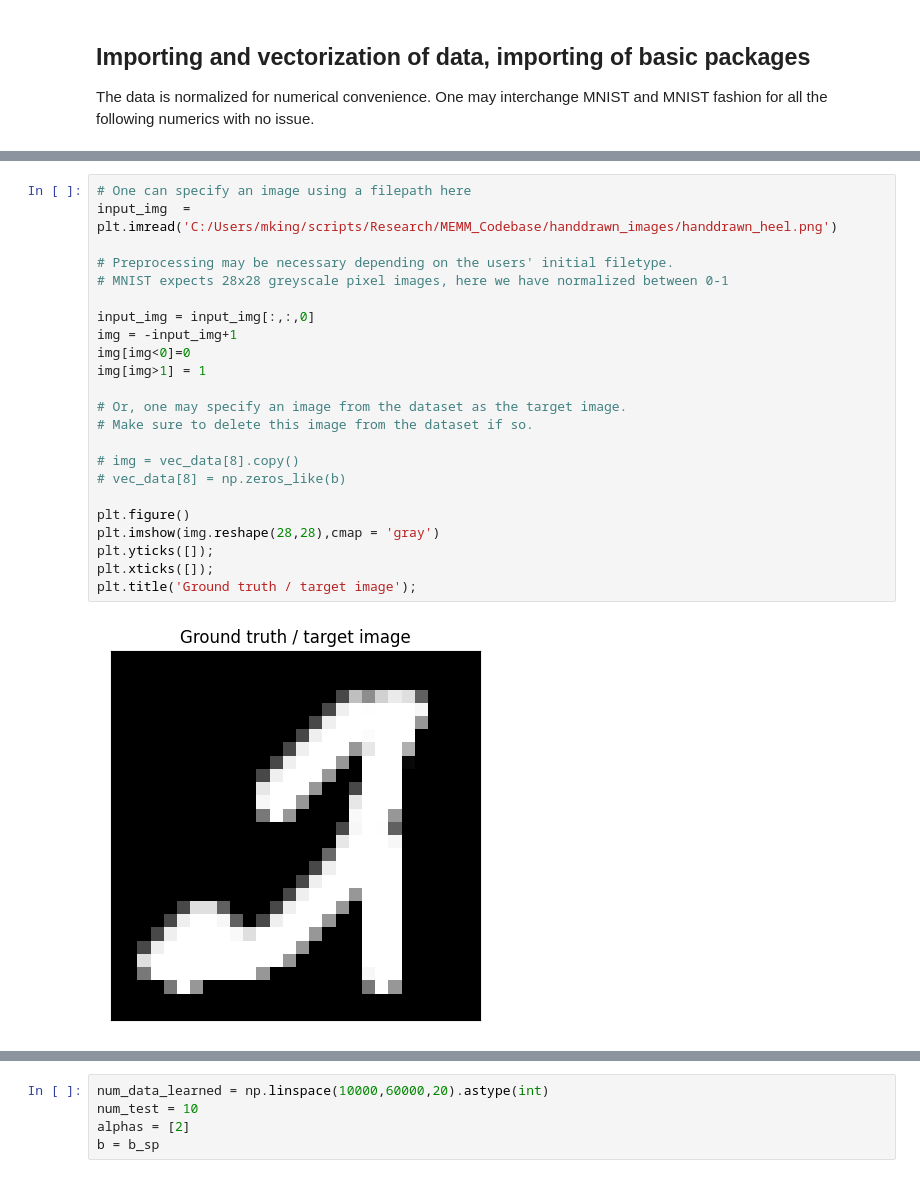
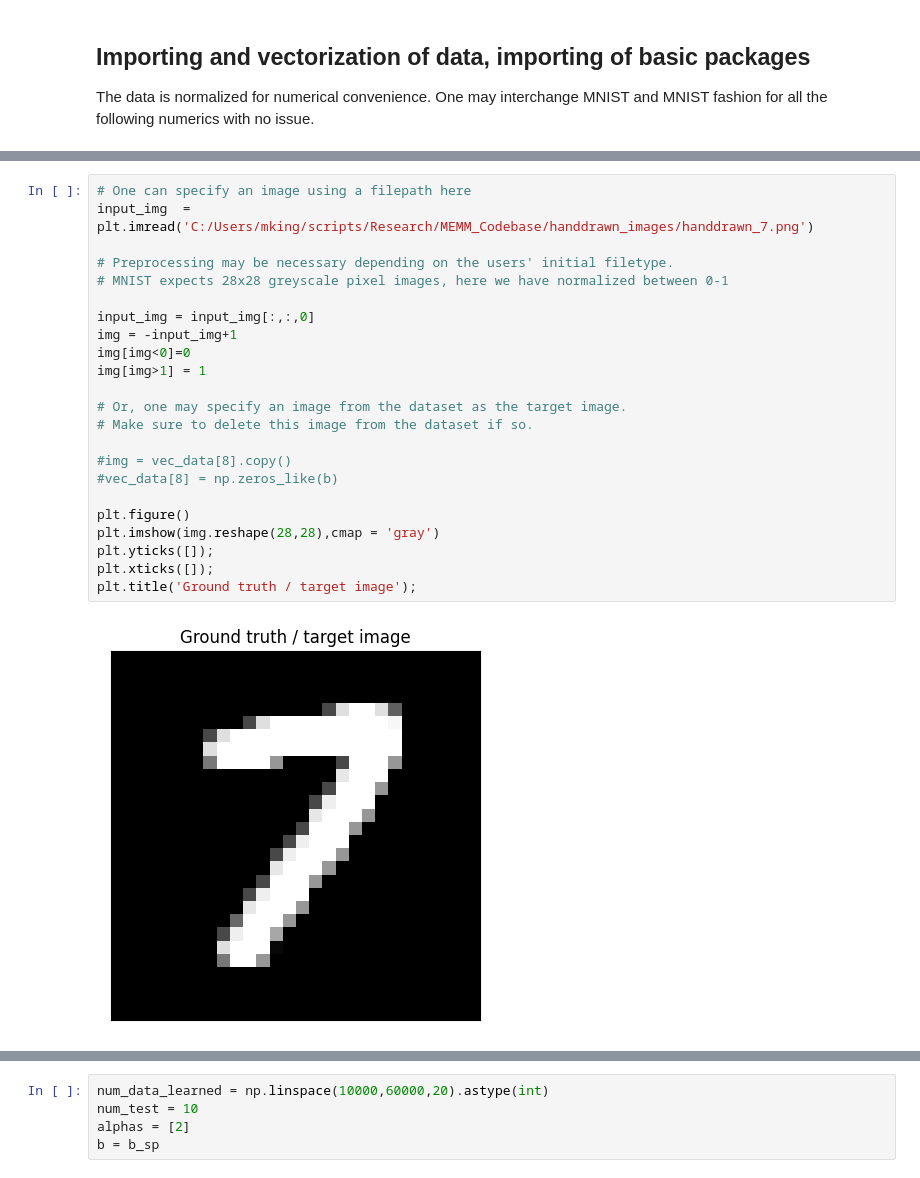
Before and after one commit to mattkingros/MEM-Denoising-and-Deblurring, a Jupyter notebook: MNIST Rates.ipynb, the cells around one changed output, grey strips where cells are left out. Saved outputs shown, nothing was run; the diff lists cells and outputs as text.

```diff
--- a/MNIST Rates.ipynb
+++ b/MNIST Rates.ipynb
@@ -31,29 +31,29 @@ for i in range(np.shape(data)[0]):
     vec_data[i,:] = (data[i,:,:]).flatten();
 # %%
 # One can specify an image using a filepath here
-input_img  = plt.imread('C:/Users/mking/scripts/Research/MEMM_Codebase/handdrawn_images/handdrawn_heel.png')
+input_img  = plt.imread('C:/Users/mking/scripts/Research/MEMM_Codebase/handdrawn_images/handdrawn_7.png')
 
 # Preprocessing may be necessary depending on the users' initial filetype.
 # MNIST expects 28x28 greyscale pixel images, here we have normalized between 0-1
 
 input_img = input_img[:,:,0]
 img = -input_img+1
 img[img<0]=0
 img[img>1] = 1
 
 # Or, one may specify an image from the dataset as the target image.
 # Make sure to delete this image from the dataset if so.
 
-# img = vec_data[8].copy()
-# vec_data[8] = np.zeros_like(b)
+#img = vec_data[8].copy()
+#vec_data[8] = np.zeros_like(b)
 
 plt.figure()
 plt.imshow(img.reshape(28,28),cmap = 'gray')
 plt.yticks([]);
 plt.xticks([]);
 plt.title('Ground truth / target image');
 # %% [output]
-[figure, old version]
+[figure, new version]
 # %% [markdown]
 # Definitions of common functions
 
```
Also changed, not shown: parts of 20 cells of this notebook.
